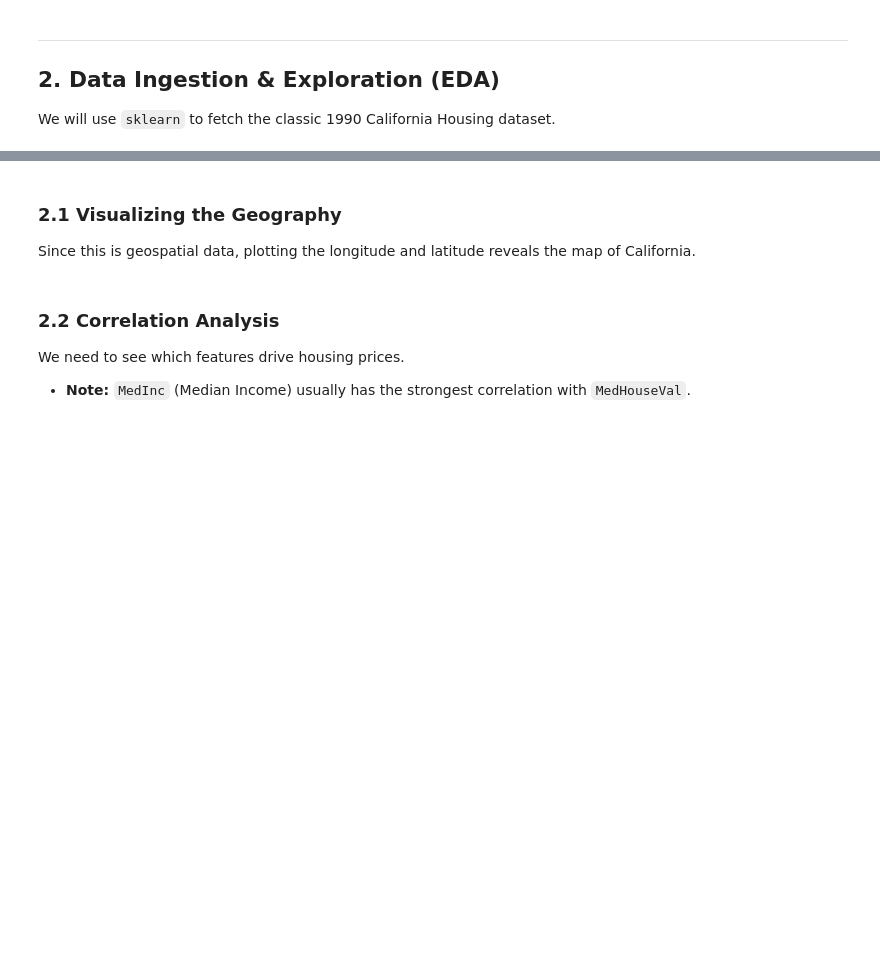
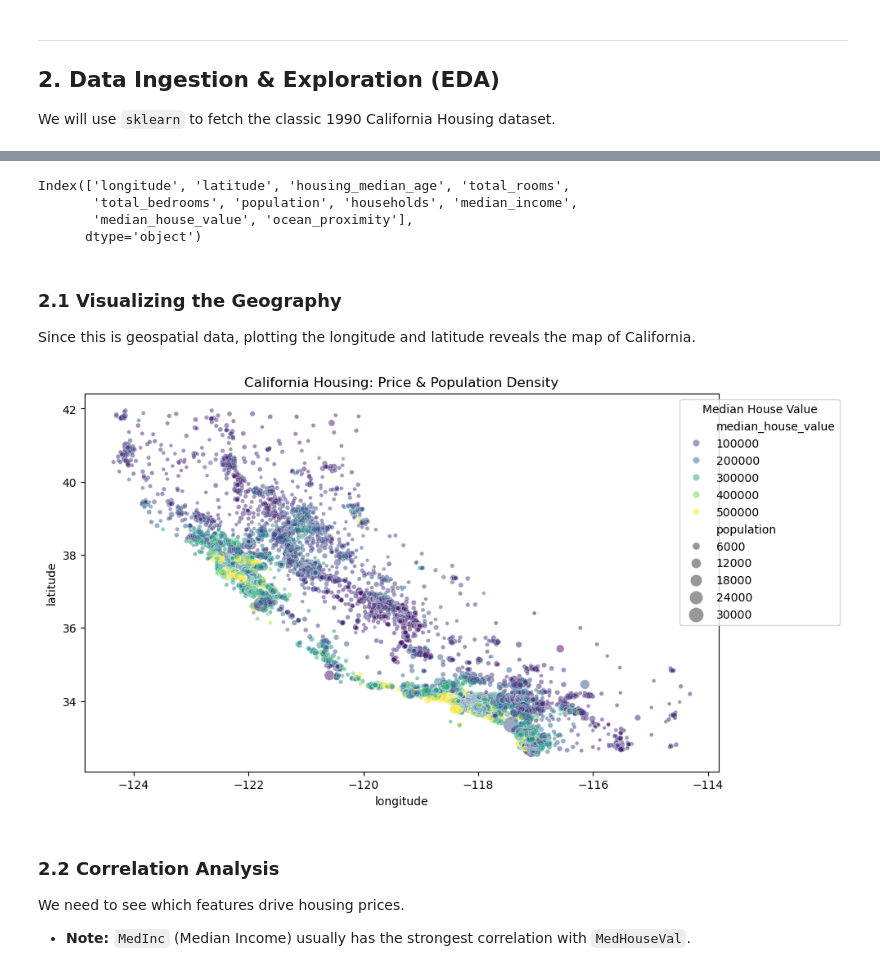
Before and after one commit to wsko/intro_to_sagemaker, a Jupyter notebook: housing_prediction.ipynb, the cells around one changed output, grey strips where cells are left out. Saved outputs shown, nothing was run; the diff lists cells and outputs as text; code cells hidden in the pictures; blank space fills up the shorter version.

```diff
--- a/housing_prediction.ipynb
+++ b/housing_prediction.ipynb
@@ -59,0 +54,3 @@ df.head()
+# %%
+df = pd.read_csv("data/california_housing_prices/california_housing_prices.csv")
+df.head()
@@ -60,3 +64,10 @@ df.head()
+# %%
+df.columns
+# %% [output]
+Index(['longitude', 'latitude', 'housing_median_age', 'total_rooms',
+       'total_bedrooms', 'population', 'households', 'median_income',
+       'median_house_value', 'ocean_proximity'],
+      dtype='object')
 # %% [markdown]
 ### 2.1 Visualizing the Geography
 
@@ -64,18 +75,20 @@ Since this is geospatial data, plotting the longitude and latitude reveals the m
 # %%
 plt.figure(figsize=(10, 6))
 sns.scatterplot(
     data=df,
-    x="Longitude",
-    y="Latitude",
-    size="Population",
-    hue="MedHouseVal",
+    x="longitude",
+    y="latitude",
+    size="population",
+    hue="median_house_value",
     palette="viridis",
     alpha=0.5,
     sizes=(10, 200) # Control the size of the dots
 )
 plt.title("California Housing: Price & Population Density")
 plt.legend(title="Median House Value", loc="upper right", bbox_to_anchor=(1.2, 1))
 plt.show()
+# %% [output]
+[figure, added]
 # %% [markdown]
 ### 2.2 Correlation Analysis
 
```
Also changed, not shown: parts of 13 cells of this notebook.
